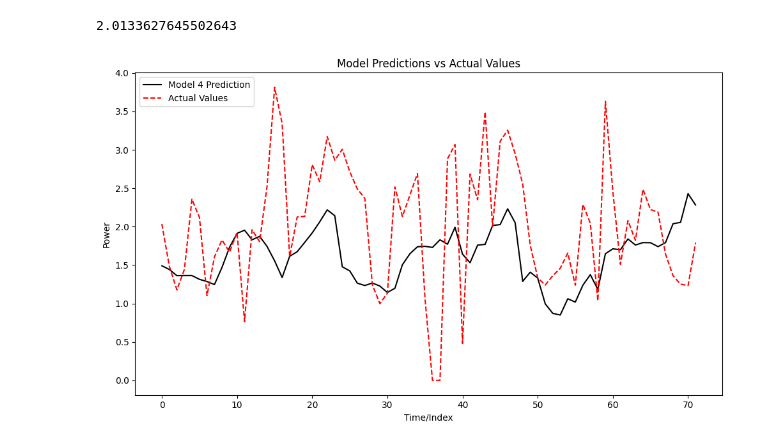
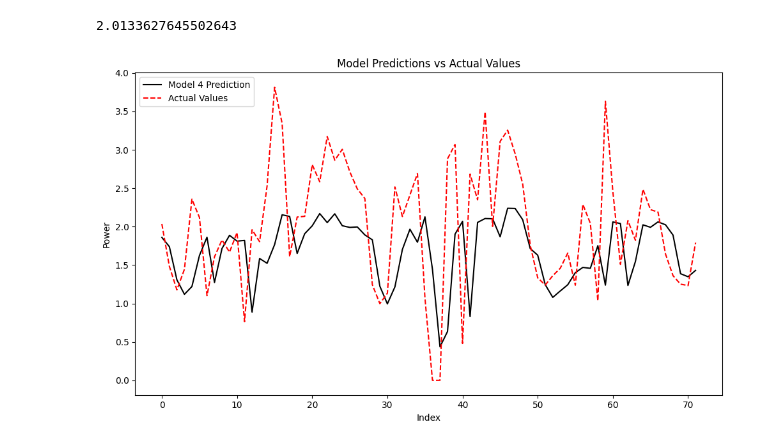
Before and after one commit to Harshvardhan1407/TensorFlow, a Jupyter notebook: test1_done.ipynb, the cells around one changed output. Saved outputs shown, nothing was run; the diff lists cells and outputs as text; code cells hidden in the pictures.

Commit message:
test1 done

```diff
--- a/test1_done.ipynb
+++ b/test1_done.ipynb
@@ -339,9 +351,15 @@ from sklearn.preprocessing import MinMaxScaler
 
 # Assuming your DataFrame is called df
 # Exclude 'Load_kW' from normalization if it's an identifier or target column
-features_to_normalize = ['hour', 'day', 'dayofweek', 'weekofyear', 'dayofyear', 'is_weekend',
-                         'temperature_2m', 'relative_humidity_2m', 'apparent_temperature',
-                         'precipitation', 'rain', 'wind_speed_10m', 'wind_speed_100m']
+features_to_normalize = [
+    # 'hour', 'day', 'dayofweek', 'weekofyear', 'dayofyear', 'is_weekend',
+    #                      'temperature_2m', 'relative_humidity_2m', 'apparent_temperature',
+    #                      'precipitation', 'rain', 'wind_speed_10m', 'wind_speed_100m']
+    'lag1_hour', 'lag2_hours', 'lag6_hours', 'lag12_hours',
+       'lag1_day', 'lag2_days', 'lag3_days', 'lag1_week', 'hour', 'day',
+       'dayofweek', 'weekofyear', 'dayofyear', 'is_weekend', 'temperature_2m',
+       'relative_humidity_2m', 'apparent_temperature', 'precipitation', 'rain',
+       'wind_speed_10m', 'wind_speed_100m']
 
 # Initialize the MinMaxScaler
 scaler = MinMaxScaler()
@@ -376,0 +380,3 @@ df3
+# %%
+df3.fillna(0,inplace=True)
+df3
@@ -405,7 +425,7 @@ def model_trainer(dataset):
         model.fit(X_train, y_train)
 
         # Step 6: Make predictions
-        y_power_pred = model_power.predict(X_test)
+        y_power_pred = model.predict(X_test)
 
         # Step 7: Evaluate the model
         print("\nModel Power Evaluation")
@@ -531,20 +551,20 @@ week_5_df_actual.mean()
 # %%
 import matplotlib.pyplot as plt
 # Example predictions and actual values
 # pred1, pred2, pred3, pred4 are from different models, and week_5_df_actual is the actual value
 plt.figure(figsize=(10, 6))
 # Plotting different predictions
 plt.plot(pred4, label='Model 4 Prediction', color='black')
 # Plotting the actual values
 plt.plot(np.array(week_5_df_actual), label='Actual Values', color='red', linestyle='--')
 # Adding title and labels
 plt.title('Model Predictions vs Actual Values')
-plt.xlabel('Time/Index')
+plt.xlabel('Index')
 plt.ylabel('Power')
 # Adding legend
 plt.legend()
 # Display the plot
 plt.tight_layout()
 plt.show()
 # %% [output]
-[figure, old version]
+[figure, new version]
```
Also changed, not shown: parts of 20 cells of this notebook.
